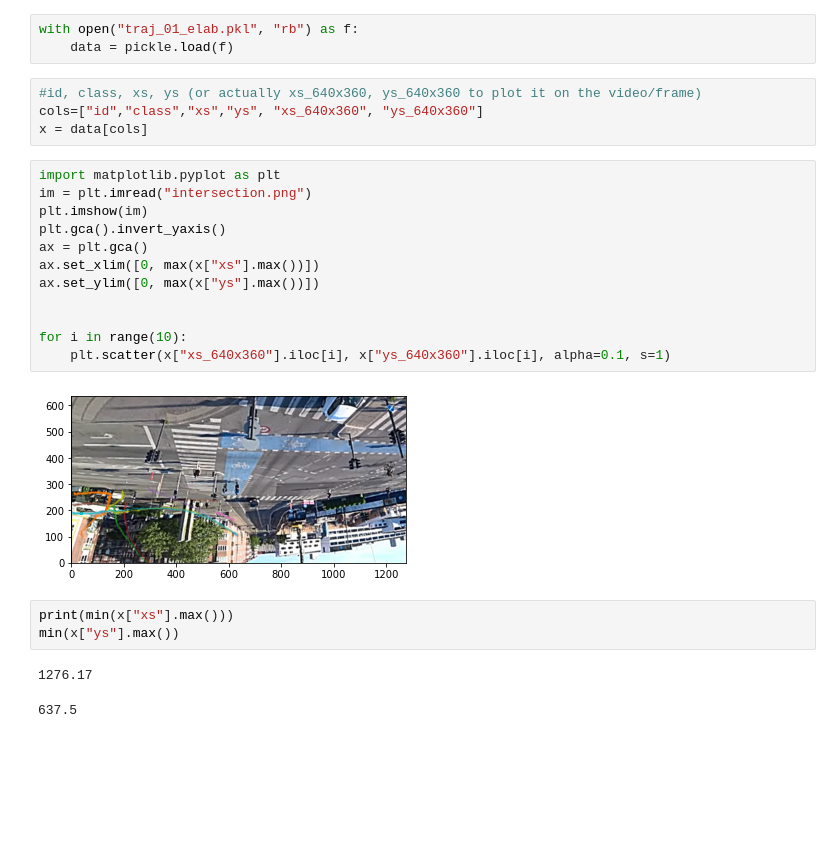
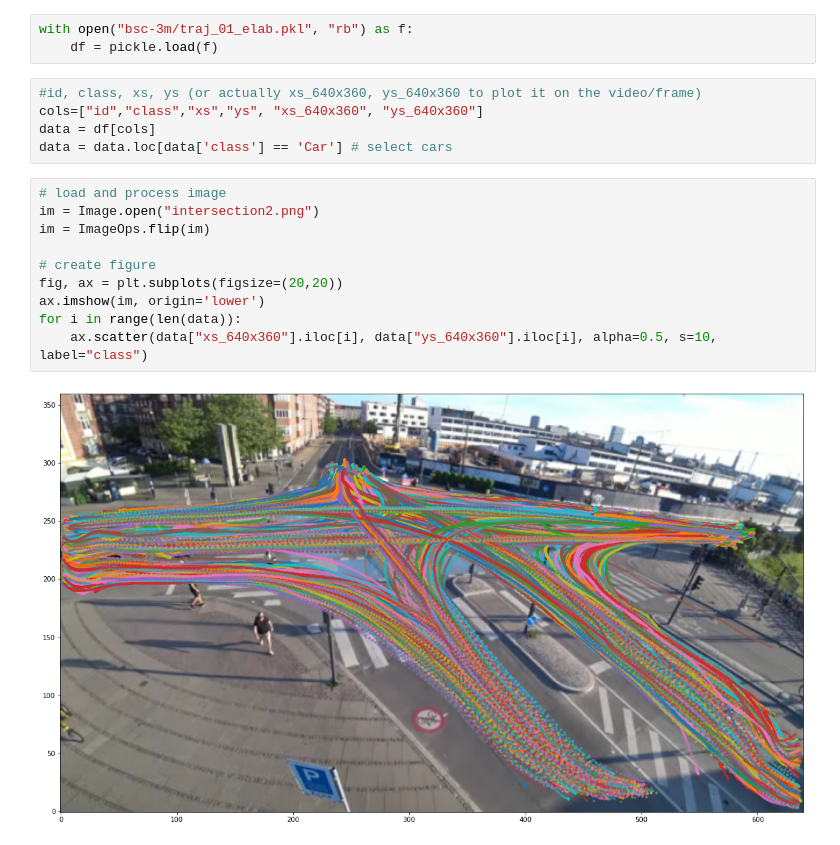
Before and after one commit to Marcus-Friis/CycleCV, a Jupyter notebook: Untitled.ipynb, the cells around one changed output. Drawn from its saved outputs; the diff is of its cells as text; blank space fills up the shorter version.

```diff
--- a/Untitled.ipynb
+++ b/Untitled.ipynb
@@ -8,27 +7,20 @@ ImportError: cannot import name 'imread' from 'scipy.misc' (C:\Users\madsh\anaco
 # %%
-with open("traj_01_elab.pkl", "rb") as f:
-    data = pickle.load(f)
+with open("bsc-3m/traj_01_elab.pkl", "rb") as f:
+    df = pickle.load(f)
 # %%
 #id, class, xs, ys (or actually xs_640x360, ys_640x360 to plot it on the video/frame)
 cols=["id","class","xs","ys", "xs_640x360", "ys_640x360"]
-x = data[cols]
+data = df[cols]
+data = data.loc[data['class'] == 'Car'] # select cars
-# %%
-import matplotlib.pyplot as plt
-im = plt.imread("intersection.png")
-plt.imshow(im)
-plt.gca().invert_yaxis()
-ax = plt.gca()
-ax.set_xlim([0, max(x["xs"].max())])
-ax.set_ylim([0, max(x["ys"].max())])
-
-
-for i in range(10):
-    plt.scatter(x["xs_640x360"].iloc[i], x["ys_640x360"].iloc[i], alpha=0.1, s=1)
-# %% [output]
-[figure, removed]
-# %%
-print(min(x["xs"].max()))
-min(x["ys"].max())
-# %% [output]
-1276.17
-637.5
+# %%
+# load and process image
+im = Image.open("intersection2.png")
+im = ImageOps.flip(im)
+
+# create figure
+fig, ax = plt.subplots(figsize=(20,20))
+ax.imshow(im, origin='lower')
+for i in range(len(data)):
+    ax.scatter(data["xs_640x360"].iloc[i], data["ys_640x360"].iloc[i], alpha=0.5, s=10, label="class")
+# %% [output]
+[figure, added]
```
Also changed, not shown: parts of 1 cell of this notebook.
